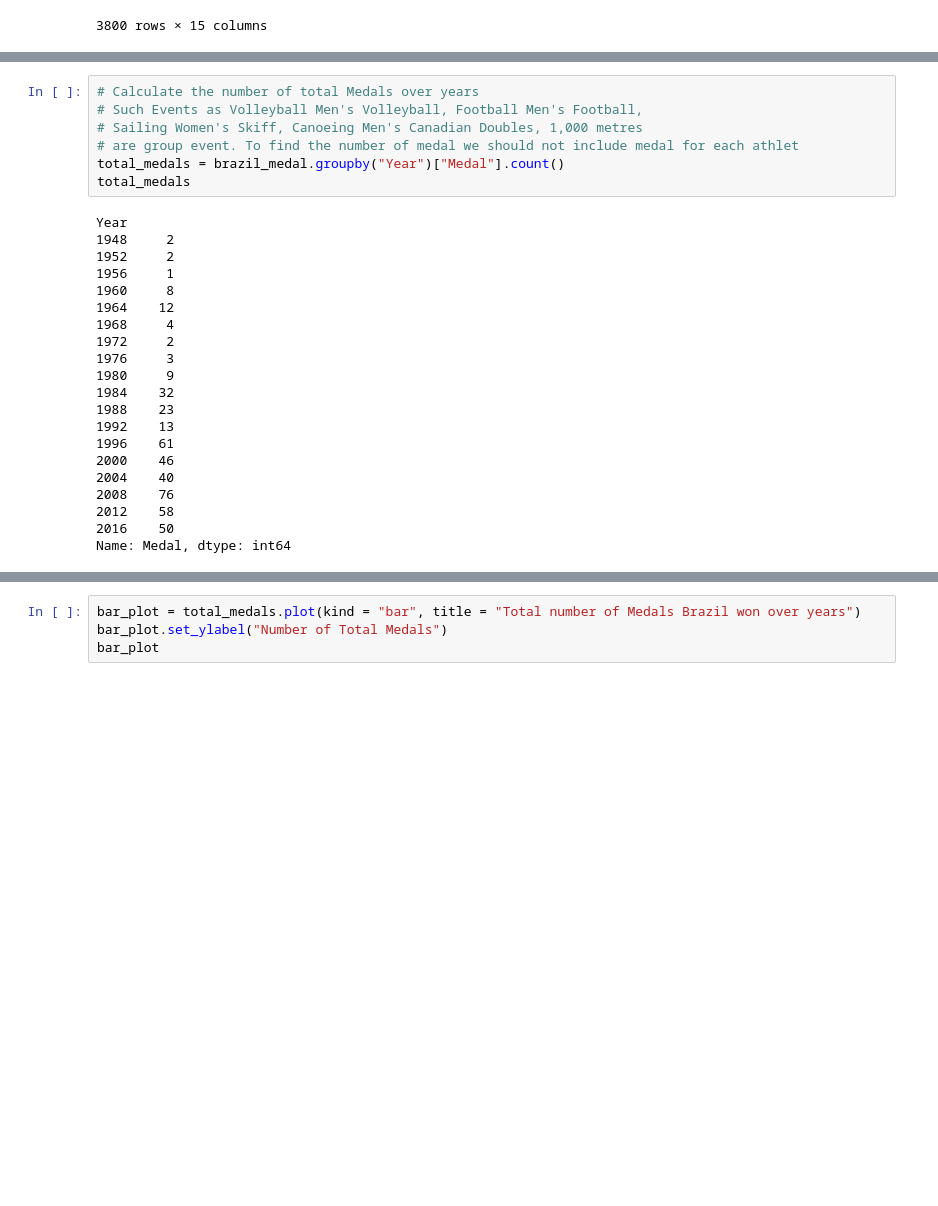
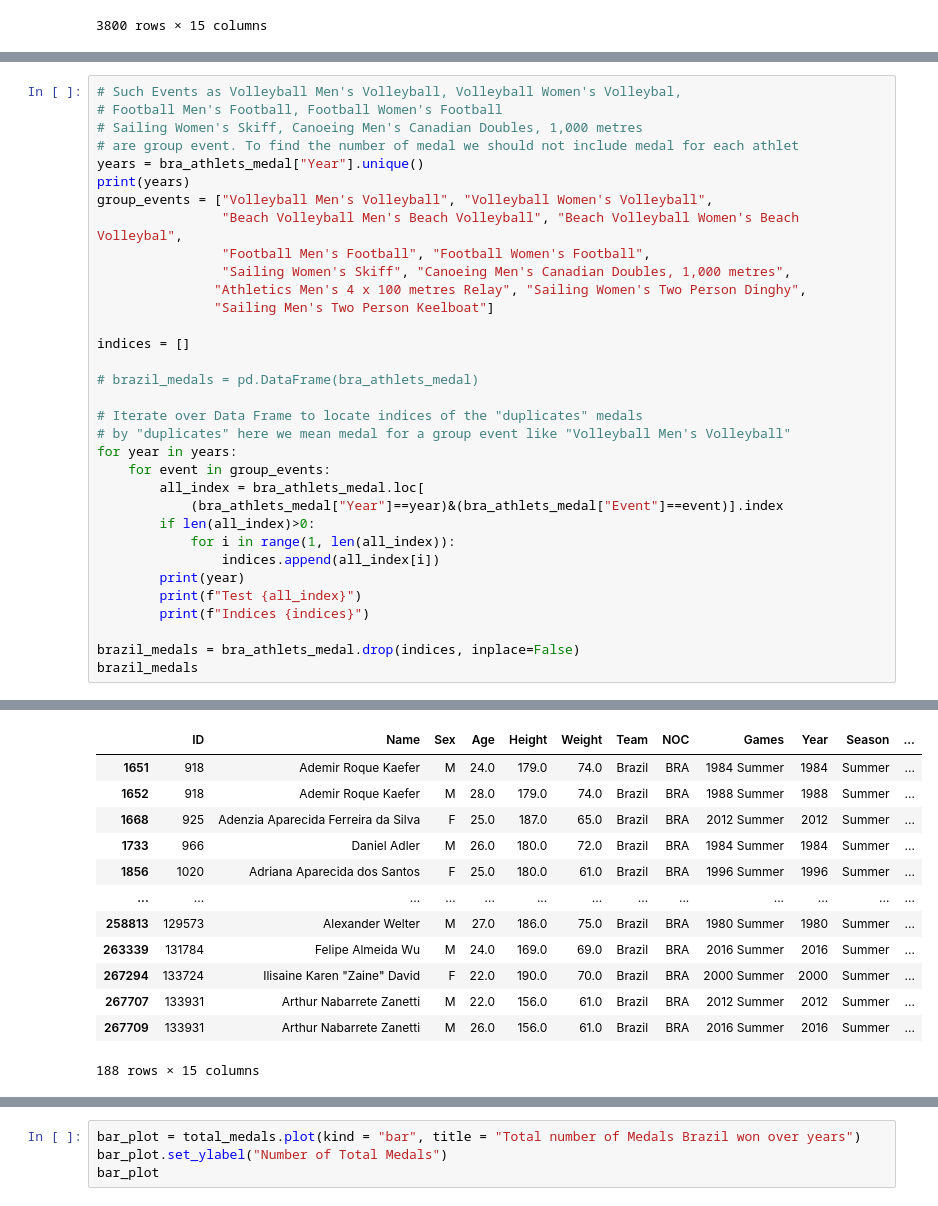
Before and after one commit to Trevor-Velez/project-1, a Jupyter notebook: GalynaM/GalynaMalynskaProject1.ipynb, the cells around one changed output, grey strips where cells are left out. Cells and saved outputs as stored; diff of their text form; blank space fills up the shorter version.

```diff
--- a/GalynaM/GalynaMalynskaProject1.ipynb
+++ b/GalynaM/GalynaMalynskaProject1.ipynb
@@ -104,28 +107,34 @@ test
-# %%
-# Calculate the number of total Medals over years
-# Such Events as Volleyball Men's Volleyball, Football Men's Football,
-# Sailing Women's Skiff, Canoeing Men's Canadian Doubles, 1,000 metres
-# are group event. To find the number of medal we should not include medal for each athlet
-total_medals = brazil_medal.groupby("Year")["Medal"].count()
-total_medals
-# %% [output]
-Year
-1948     2
-1952     2
-1956     1
-1960     8
-1964    12
-1968     4
-1972     2
-1976     3
-1980     9
-1984    32
-1988    23
-1992    13
-1996    61
-2000    46
-2004    40
-2008    76
-2012    58
-2016    50
-Name: Medal, dtype: int64
+# %%
+# Such Events as Volleyball Men's Volleyball, Volleyball Women's Volleybal,
+# Football Men's Football, Football Women's Football
+# Sailing Women's Skiff, Canoeing Men's Canadian Doubles, 1,000 metres
+# are group event. To find the number of medal we should not include medal for each athlet
+years = bra_athlets_medal["Year"].unique()
+print(years)
+group_events = ["Volleyball Men's Volleyball", "Volleyball Women's Volleyball",
+                "Beach Volleyball Men's Beach Volleyball", "Beach Volleyball Women's Beach Volleybal",
+                "Football Men's Football", "Football Women's Football",
+                "Sailing Women's Skiff", "Canoeing Men's Canadian Doubles, 1,000 metres",
+               "Athletics Men's 4 x 100 metres Relay", "Sailing Women's Two Person Dinghy",
+               "Sailing Men's Two Person Keelboat"]
+
+indices = []
+
+# brazil_medals = pd.DataFrame(bra_athlets_medal)
+
+# Iterate over Data Frame to locate indices of the "duplicates" medals
+# by "duplicates" here we mean medal for a group event like "Volleyball Men's Volleyball"
+for year in years:
+    for event in group_events:
+        all_index = bra_athlets_medal.loc[
+            (bra_athlets_medal["Year"]==year)&(bra_athlets_medal["Event"]==event)].index
+        if len(all_index)>0:
+            for i in range(1, len(all_index)):
+                indices.append(all_index[i])
+        print(year)
+        print(f"Test {all_index}")
+        print(f"Indices {indices}")
+
+brazil_medals = bra_athlets_medal.drop(indices, inplace=False)
+brazil_medals
+# %% [output]
@@ -131,0 +158,13 @@ Name: Medal, dtype: int64
+|  | ID | Name | Sex | Age | Height | Weight | Team | NOC | Games | Year | Season | ... |
+| 1651 | 918 | Ademir Roque Kaefer | M | 24.0 | 179.0 | 74.0 | Brazil | BRA | 1984 Summer | 1984 | Summer | ... |
+| 1652 | 918 | Ademir Roque Kaefer | M | 28.0 | 179.0 | 74.0 | Brazil | BRA | 1988 Summer | 1988 | Summer | ... |
+| 1668 | 925 | Adenzia Aparecida Ferreira da Silva | F | 25.0 | 187.0 | 65.0 | Brazil | BRA | 2012 Summer | 2012 | Summer | ... |
+| 1733 | 966 | Daniel Adler | M | 26.0 | 180.0 | 72.0 | Brazil | BRA | 1984 Summer | 1984 | Summer | ... |
+| 1856 | 1020 | Adriana Aparecida dos Santos | F | 25.0 | 180.0 | 61.0 | Brazil | BRA | 1996 Summer | 1996 | Summer | ... |
+| ... | ... | ... | ... | ... | ... | ... | ... | ... | ... | ... | ... | ... |
+| 258813 | 129573 | Alexander Welter | M | 27.0 | 186.0 | 75.0 | Brazil | BRA | 1980 Summer | 1980 | Summer | ... |
+| 263339 | 131784 | Felipe Almeida Wu | M | 24.0 | 169.0 | 69.0 | Brazil | BRA | 2016 Summer | 2016 | Summer | ... |
+| 267294 | 133724 | Ilisaine Karen "Zaine" David | F | 22.0 | 190.0 | 70.0 | Brazil | BRA | 2000 Summer | 2000 | Summer | ... |
+| 267707 | 133931 | Arthur Nabarrete Zanetti | M | 22.0 | 156.0 | 61.0 | Brazil | BRA | 2012 Summer | 2012 | Summer | ... |
+| 267709 | 133931 | Arthur Nabarrete Zanetti | M | 26.0 | 156.0 | 61.0 | Brazil | BRA | 2016 Summer | 2016 | Summer | ... |
+188 rows × 15 columns
```
Also changed, not shown: parts of 8 cells of this notebook, 2 other files.
